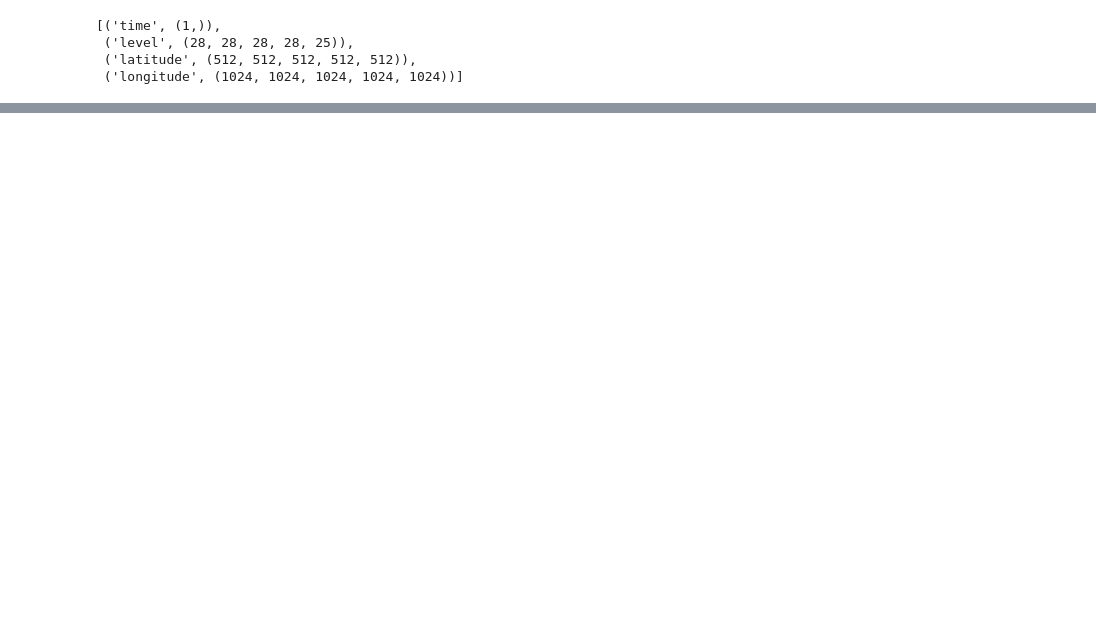
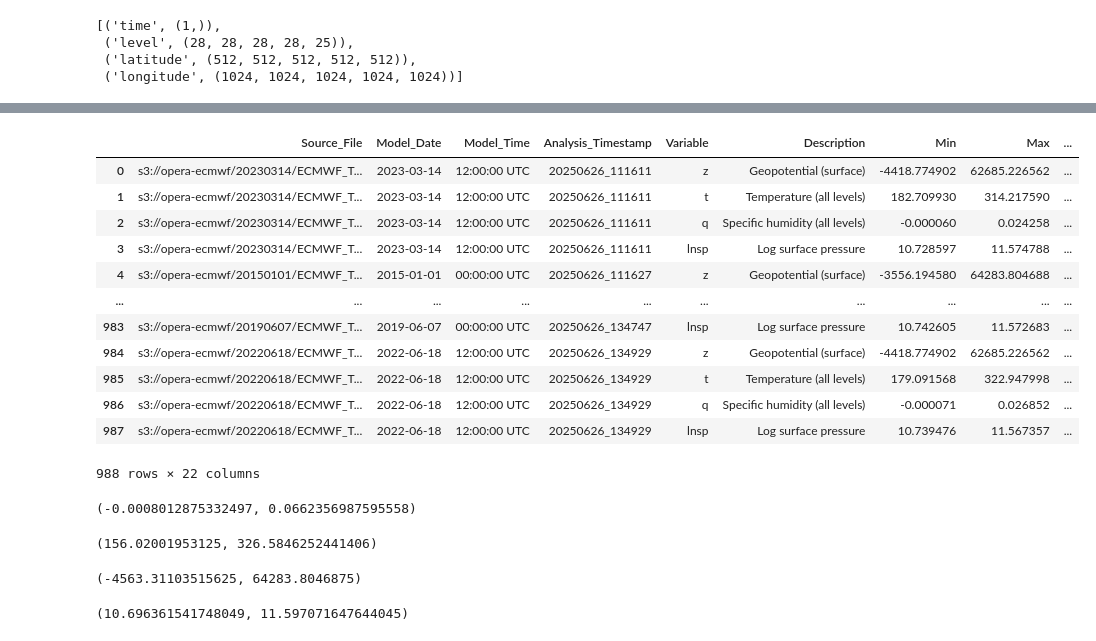
Before and after one commit to opera-adt/tropo, a Jupyter notebook: notebooks/validate_input.ipynb, the cells around one changed output, grey strips where cells are left out. Saved outputs shown, nothing was run; the diff lists cells and outputs as text; code cells hidden in the pictures; blank space fills up the shorter version.

```diff
--- a/notebooks/validate_input.ipynb
+++ b/notebooks/validate_input.ipynb
@@ -665,0 +819,4 @@ for ix in tqdm(hres_dates.index):
+# %%
+ loader = CSVLoader()
+# %%
+loader.load_files_from_pattern('/u/aurora-r0/govorcin/01_OPERA/TROPO/final/weather_stats/*.csv')
@@ -665,0 +858,2 @@ for ix in tqdm(hres_dates.index):
+# %%
+combined_df = loader.combine_all_dataframes()
@@ -665,0 +882,32 @@ for ix in tqdm(hres_dates.index):
+# %%
+combined_df
+# %% [output]
+|  | Source_File | Model_Date | Model_Time | Analysis_Timestamp | Variable | Description | Min | Max | ... |
+| 0 | s3://opera-ecmwf/20230314/ECMWF_T... | 2023-03-14 | 12:00:00 UTC | 20250626_111611 | z | Geopotential (surface) | -4418.774902 | 62685.226562 | ... |
+| 1 | s3://opera-ecmwf/20230314/ECMWF_T... | 2023-03-14 | 12:00:00 UTC | 20250626_111611 | t | Temperature (all levels) | 182.709930 | 314.217590 | ... |
+| 2 | s3://opera-ecmwf/20230314/ECMWF_T... | 2023-03-14 | 12:00:00 UTC | 20250626_111611 | q | Specific humidity (all levels) | -0.000060 | 0.024258 | ... |
+| 3 | s3://opera-ecmwf/20230314/ECMWF_T... | 2023-03-14 | 12:00:00 UTC | 20250626_111611 | lnsp | Log surface pressure | 10.728597 | 11.574788 | ... |
+| 4 | s3://opera-ecmwf/20150101/ECMWF_T... | 2015-01-01 | 00:00:00 UTC | 20250626_111627 | z | Geopotential (surface) | -3556.194580 | 64283.804688 | ... |
+| ... | ... | ... | ... | ... | ... | ... | ... | ... | ... |
+| 983 | s3://opera-ecmwf/20190607/ECMWF_T... | 2019-06-07 | 00:00:00 UTC | 20250626_134747 | lnsp | Log surface pressure | 10.742605 | 11.572683 | ... |
+| 984 | s3://opera-ecmwf/20220618/ECMWF_T... | 2022-06-18 | 12:00:00 UTC | 20250626_134929 | z | Geopotential (surface) | -4418.774902 | 62685.226562 | ... |
+| 985 | s3://opera-ecmwf/20220618/ECMWF_T... | 2022-06-18 | 12:00:00 UTC | 20250626_134929 | t | Temperature (all levels) | 179.091568 | 322.947998 | ... |
+| 986 | s3://opera-ecmwf/20220618/ECMWF_T... | 2022-06-18 | 12:00:00 UTC | 20250626_134929 | q | Specific humidity (all levels) | -0.000071 | 0.026852 | ... |
+| 987 | s3://opera-ecmwf/20220618/ECMWF_T... | 2022-06-18 | 12:00:00 UTC | 20250626_134929 | lnsp | Log surface pressure | 10.739476 | 11.567357 | ... |
+988 rows × 22 columns
+# %%
+(combined_df[combined_df.Variable =='q']).Min.min(), (combined_df[combined_df.Variable =='q']).Max.max()
+# %% [output]
+(-0.0008012875332497, 0.0662356987595558)
+# %%
+(combined_df[combined_df.Variable =='t']).Min.min(), (combined_df[combined_df.Variable =='t']).Max.max()
+# %% [output]
+(156.02001953125, 326.5846252441406)
+# %%
+(combined_df[combined_df.Variable =='z']).Min.min(), (combined_df[combined_df.Variable =='z']).Max.max()
+# %% [output]
+(-4563.31103515625, 64283.8046875)
+# %%
+(combined_df[combined_df.Variable =='lnsp']).Min.min(), (combined_df[combined_df.Variable =='lnsp']).Max.max()
+# %% [output]
+(10.696361541748049, 11.597071647644045)
```
Also changed, not shown: parts of 11 cells of this notebook, 2 other files.
